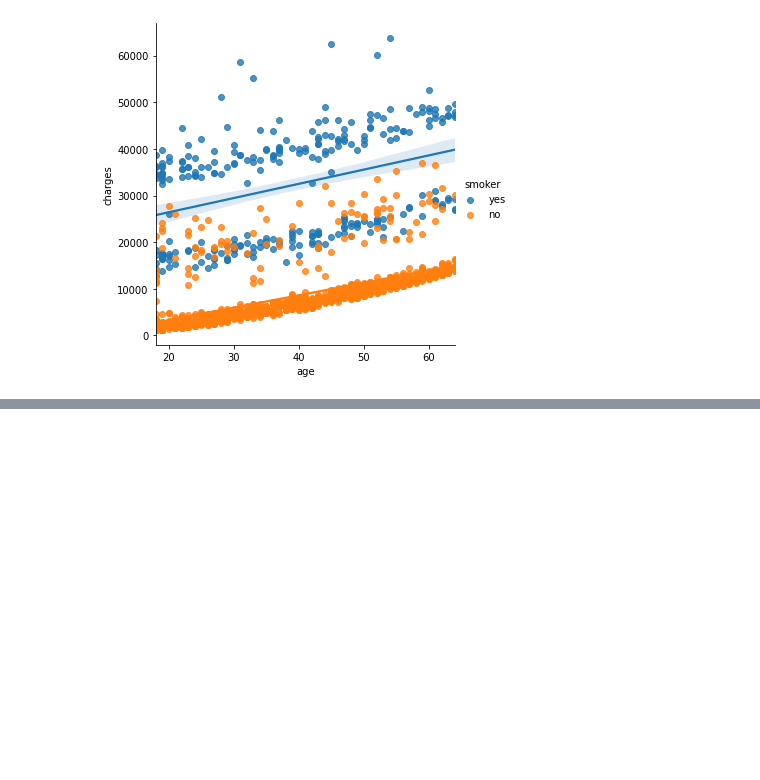
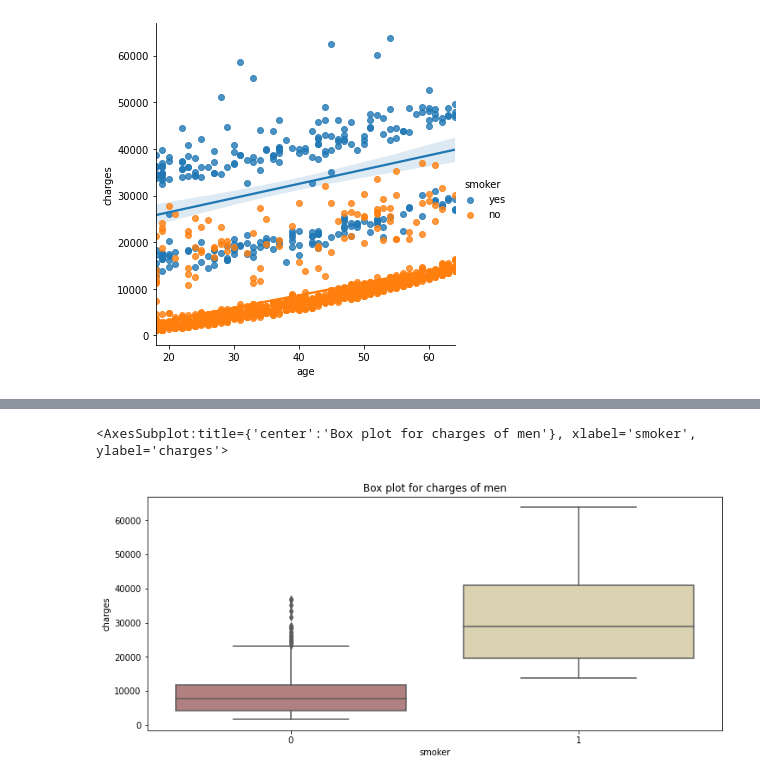
Before and after one commit to dhaniyapatta/ADG-ML, a Jupyter notebook: Linear Regression/Medical.ipynb, the cells around one changed output, grey strips where cells are left out. Saved outputs shown, nothing was run; the diff lists cells and outputs as text; code cells hidden in the pictures; blank space fills up the shorter version.

```diff
--- a/Linear Regression/Medical.ipynb
+++ b/Linear Regression/Medical.ipynb
@@ -55,0 +117,7 @@ sns.lmplot(x="age",y="charges",hue="smoker",data=data)
+# %%
+plt.figure(figsize=(12,5))
+plt.title("Box plot for charges of men")
+sns.boxplot(x="smoker", y="charges", data =  data[(data.sex == 0)] , palette = 'pink')
+# %% [output]
+<AxesSubplot:title={'center':'Box plot for charges of men'}, xlabel='smoker', ylabel='charges'>
+[figure, added]
```
Also changed, not shown: parts of 36 cells of this notebook.
